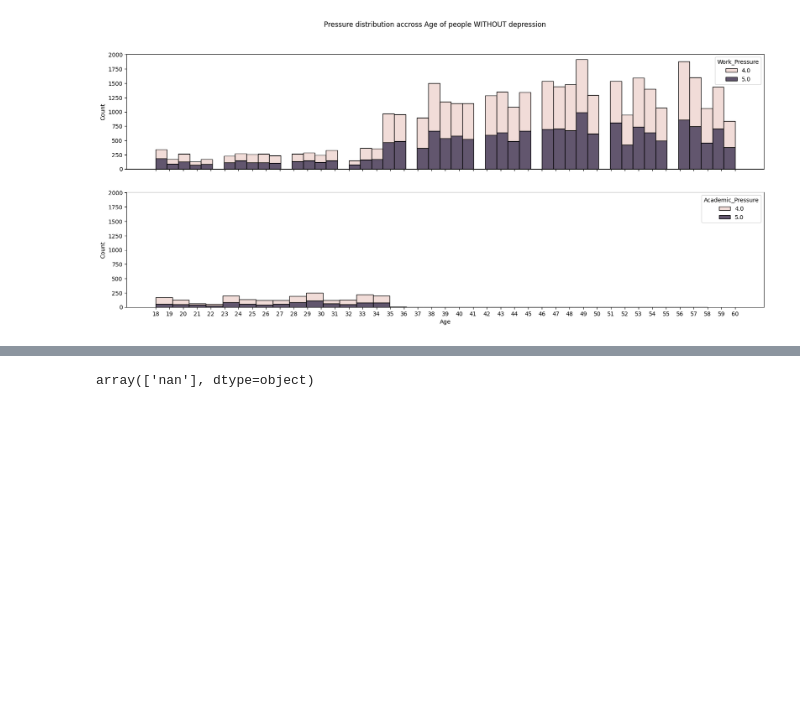
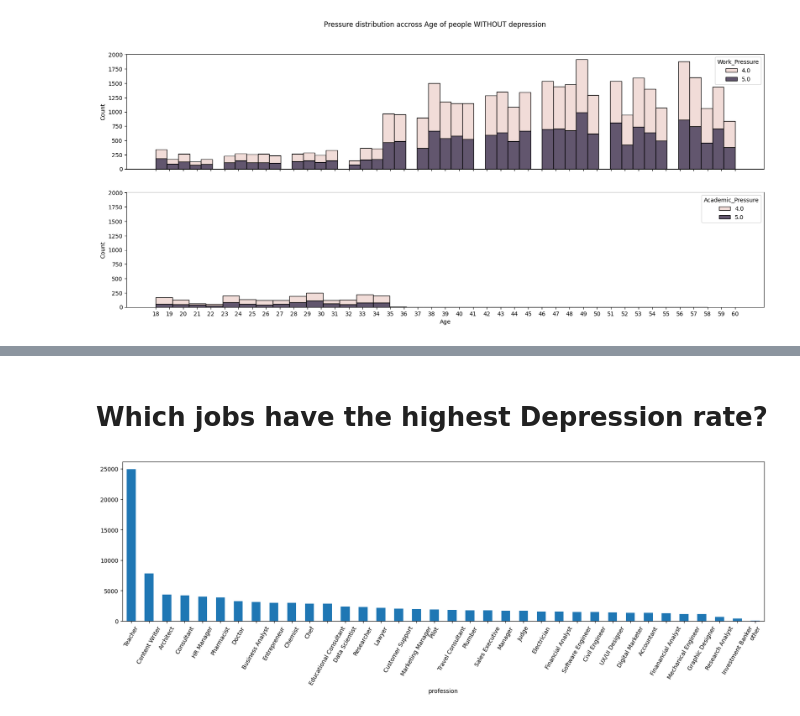
Before and after one commit to ypj95/kc_mental_health2024, a Jupyter notebook: notebooks/00_data_overview.ipynb, the cells around one changed output, grey strips where cells are left out. Cells and saved outputs as stored; diff of their text form; code cells hidden in the pictures; blank space fills up the shorter version.

Commit message:
add overview depression distributions

```diff
--- a/notebooks/00_data_overview.ipynb
+++ b/notebooks/00_data_overview.ipynb
@@ -458,11 +434,0 @@ Index(['id', 'Name', 'Gender', 'Age', 'City',
-# %%
-def rename_columns(df: pd.DataFrame) -> pd.DataFrame:
-    df.columns = [x.lower().replace(" ", "_") for x in df.columns.to_list()]
-    return df.rename(columns={
-            "have_you_ever_had_suicidal_thoughts_?": "has_suicidal_thoughts",
-            "work/study_hours": "work_study_hours",
-            "working_professional_or_student": "job",
-            "dietary_habits": "diet"
-    })
-# %%
-train = train.pipe(rename_columns)
@@ -592,4 +435,14 @@ def clean_column(df: pd.DataFrame, column: str, map: dict) -> pd.DataFrame:
-# %%
-train.pipe(clean_column, "sleep_duration", sleep_map)["sleep_duration"].unique()
-# %% [output]
-array(['nan'], dtype=object)
+# %% [markdown]
+# Which jobs have the highest Depression rate?
+# %%
+from lib.preprocess import *
+import matplotlib.pyplot as plt
+
+train_new = train.pipe(rename_columns).pipe(clean_profession_column)
+# %%
+plt.figure(figsize=FIG_SIZE)
+train_new["profession"].value_counts().plot(kind='bar')
+plt.xticks(rotation=60)
+plt.show()
+# %% [output]
+[figure, added]
```
Also changed, not shown: parts of 30 cells of this notebook.
